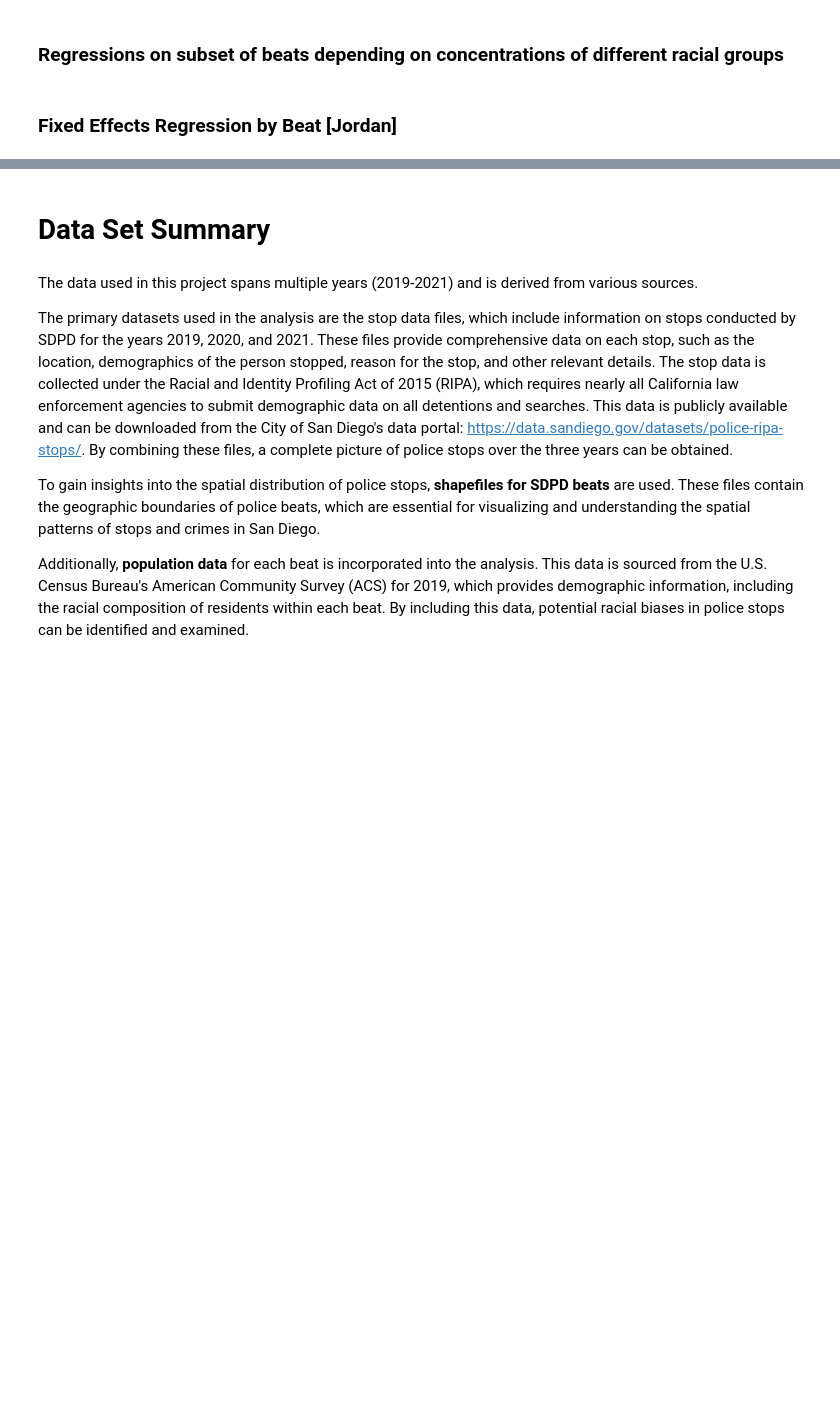
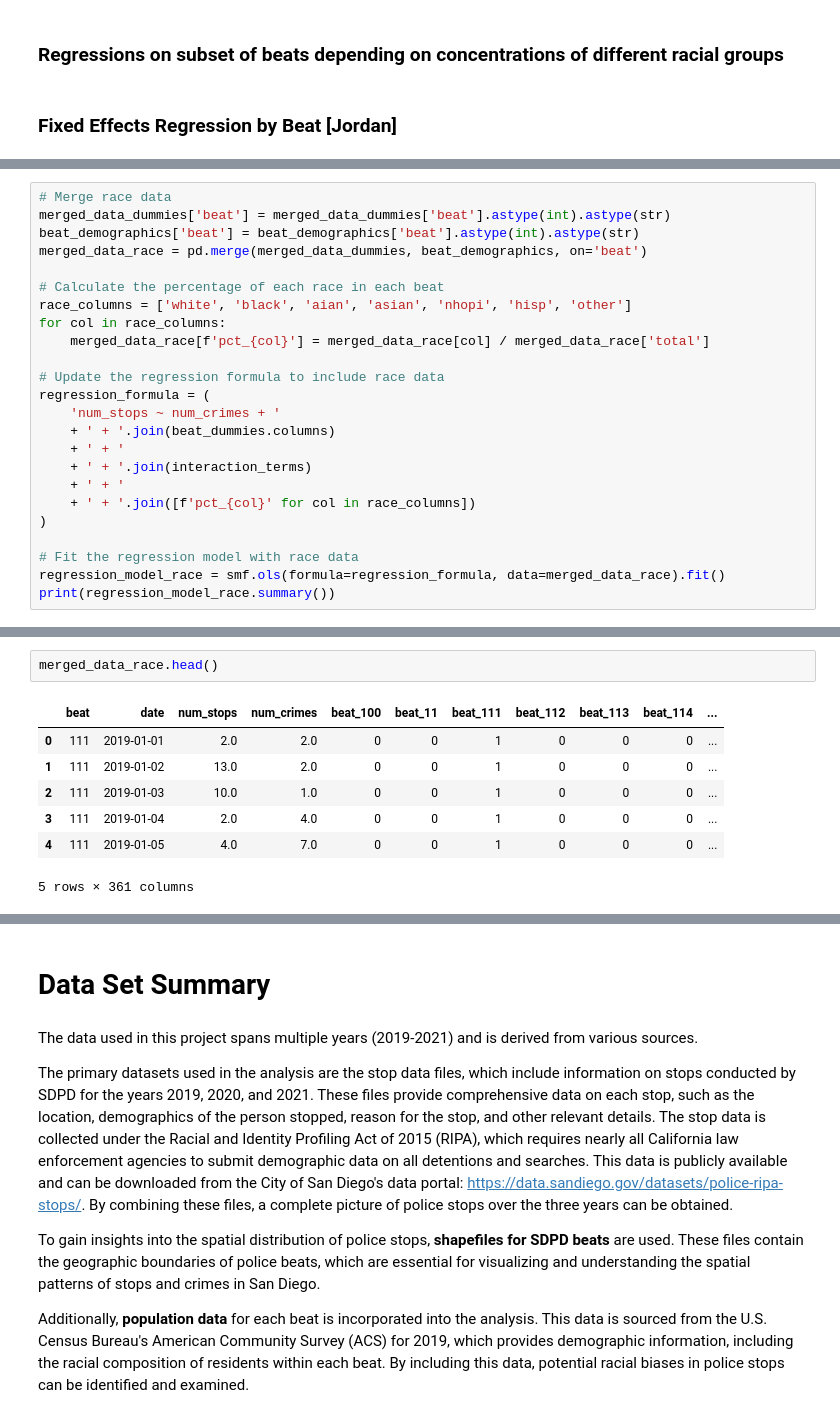
Before and after one commit to aldabbagh/DPI617, a Jupyter notebook: starter.ipynb, the cells around one changed output, grey strips where cells are left out. Cells and saved outputs as stored; diff of their text form; blank space fills up the shorter version.

Commit message:
add various regressions

```diff
--- a/starter.ipynb
+++ b/starter.ipynb
@@ -1200,0 +1281,24 @@ Text(0, 0.5, 'Seasonal Component')
+# %%
+# Merge race data
+merged_data_dummies['beat'] = merged_data_dummies['beat'].astype(int).astype(str)
+beat_demographics['beat'] = beat_demographics['beat'].astype(int).astype(str)
+merged_data_race = pd.merge(merged_data_dummies, beat_demographics, on='beat')
+
+# Calculate the percentage of each race in each beat
+race_columns = ['white', 'black', 'aian', 'asian', 'nhopi', 'hisp', 'other']
+for col in race_columns:
+    merged_data_race[f'pct_{col}'] = merged_data_race[col] / merged_data_race['total']
+
+# Update the regression formula to include race data
+regression_formula = (
+    'num_stops ~ num_crimes + '
+    + ' + '.join(beat_dummies.columns)
+    + ' + '
+    + ' + '.join(interaction_terms)
+    + ' + '
+    + ' + '.join([f'pct_{col}' for col in race_columns])
+)
+
+# Fit the regression model with race data
+regression_model_race = smf.ols(formula=regression_formula, data=merged_data_race).fit()
+print(regression_model_race.summary())
@@ -1200,0 +1340,10 @@ Text(0, 0.5, 'Seasonal Component')
+# %%
+merged_data_race.head()
+# %% [output]
+|  | beat | date | num_stops | num_crimes | beat_100 | beat_11 | beat_111 | beat_112 | beat_113 | beat_114 | ... |
+| 0 | 111 | 2019-01-01 | 2.0 | 2.0 | 0 | 0 | 1 | 0 | 0 | 0 | ... |
+| 1 | 111 | 2019-01-02 | 13.0 | 2.0 | 0 | 0 | 1 | 0 | 0 | 0 | ... |
+| 2 | 111 | 2019-01-03 | 10.0 | 1.0 | 0 | 0 | 1 | 0 | 0 | 0 | ... |
+| 3 | 111 | 2019-01-04 | 2.0 | 4.0 | 0 | 0 | 1 | 0 | 0 | 0 | ... |
+| 4 | 111 | 2019-01-05 | 4.0 | 7.0 | 0 | 0 | 1 | 0 | 0 | 0 | ... |
+5 rows × 361 columns
```
Also changed, not shown: parts of 25 cells of this notebook, 2 other files.
